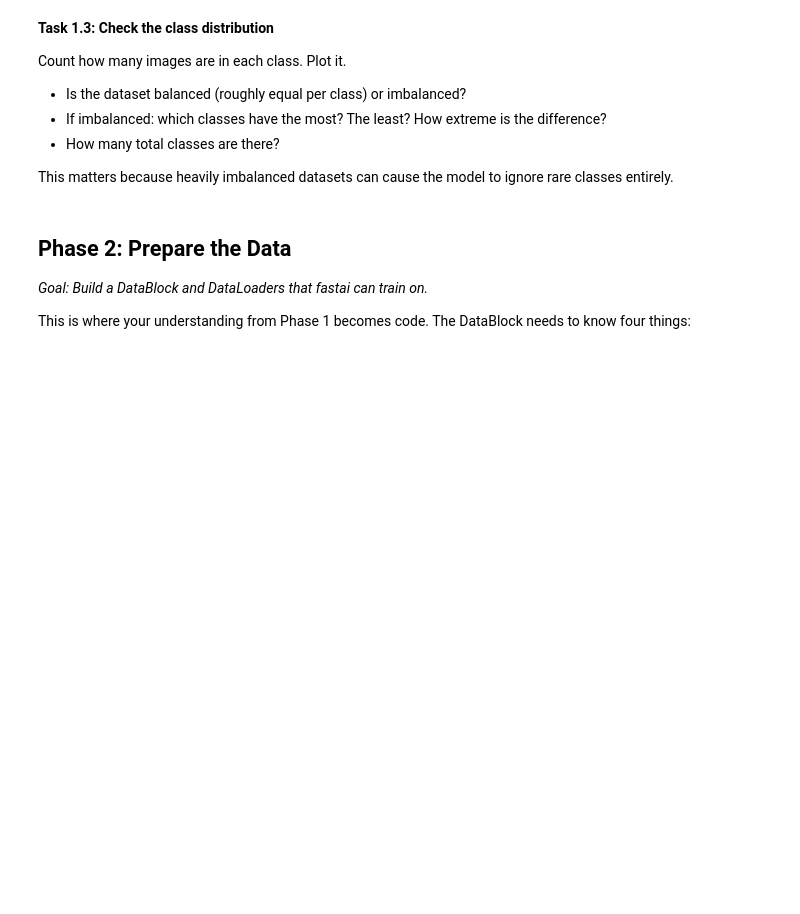
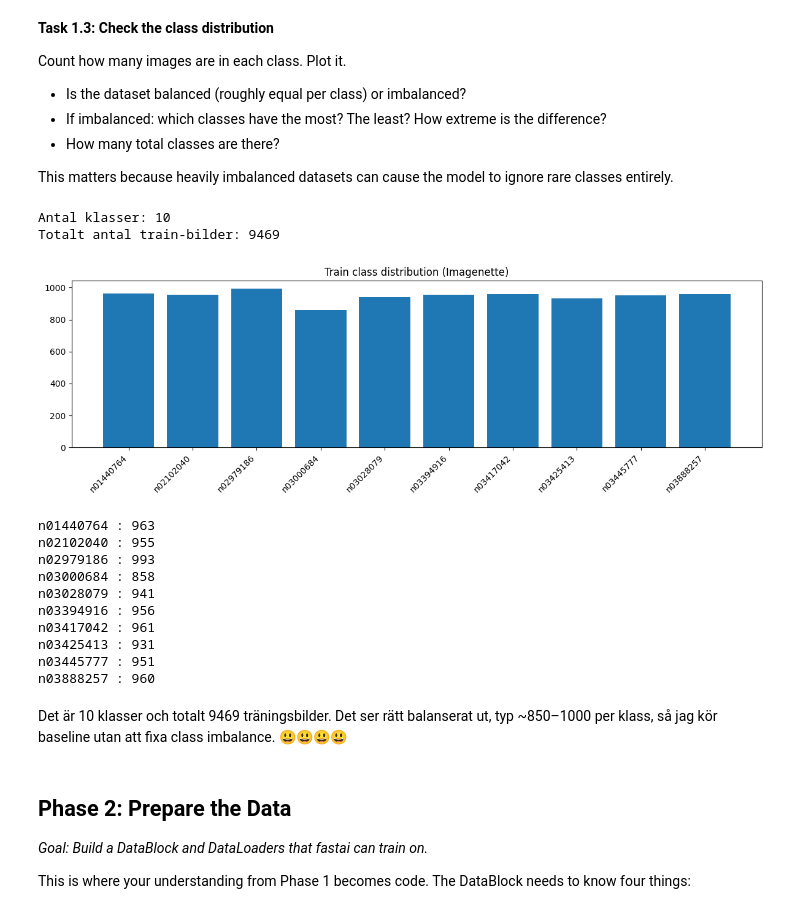
Before and after one commit to herengissa/assignment-1, a Jupyter notebook: 02_exercise_train_your_own.ipynb, the cells around one changed output. Drawn from its saved outputs; the diff is of its cells as text; code cells hidden in the pictures; blank space fills up the shorter version.

```diff
--- a/02_exercise_train_your_own.ipynb
+++ b/02_exercise_train_your_own.ipynb
@@ -184,6 +230,44 @@ Count how many images are in each class. Plot it.
 This matters because heavily imbalanced datasets can cause the model to ignore rare classes entirely.
 # %%
 # Count and visualize the class distribution
+from fastai.vision.all import *
+from collections import Counter
+import matplotlib.pyplot as plt
+
+train_files = get_image_files(path/'train')
+train_counts = Counter([fn.parent.name for fn in train_files])
+
+print("Antal klasser:", len(train_counts))
+print("Totalt antal train-bilder:", len(train_files))
+
+# plot
+keys = sorted(train_counts)
+plt.figure(figsize=(12,4))
+plt.bar(range(len(keys)), [train_counts[k] for k in keys])
+plt.xticks(range(len(keys)), keys, rotation=45, ha='right')
+plt.title("Train class distribution (Imagenette)")
+plt.tight_layout()
+plt.show()
+
+# lista siffror också (bra att ha i texten)
+for k in keys:
+    print(k, ":", train_counts[k])
+# %% [output]
+Antal klasser: 10
+Totalt antal train-bilder: 9469
+[figure, added]
+n01440764 : 963
+n02102040 : 955
+n02979186 : 993
+n03000684 : 858
+n03028079 : 941
+n03394916 : 956
+n03417042 : 961
+n03425413 : 931
+n03445777 : 951
+n03888257 : 960
+# %% [markdown]
+Det är 10 klasser och totalt 9469 träningsbilder. Det ser rätt balanserat ut, typ ~850–1000 per klass, så jag kör baseline utan att fixa class imbalance. 😃😃😃😃
 # %% [markdown]
 ## Phase 2: Prepare the Data
 
```
Also changed, not shown: parts of 20 cells of this notebook.
